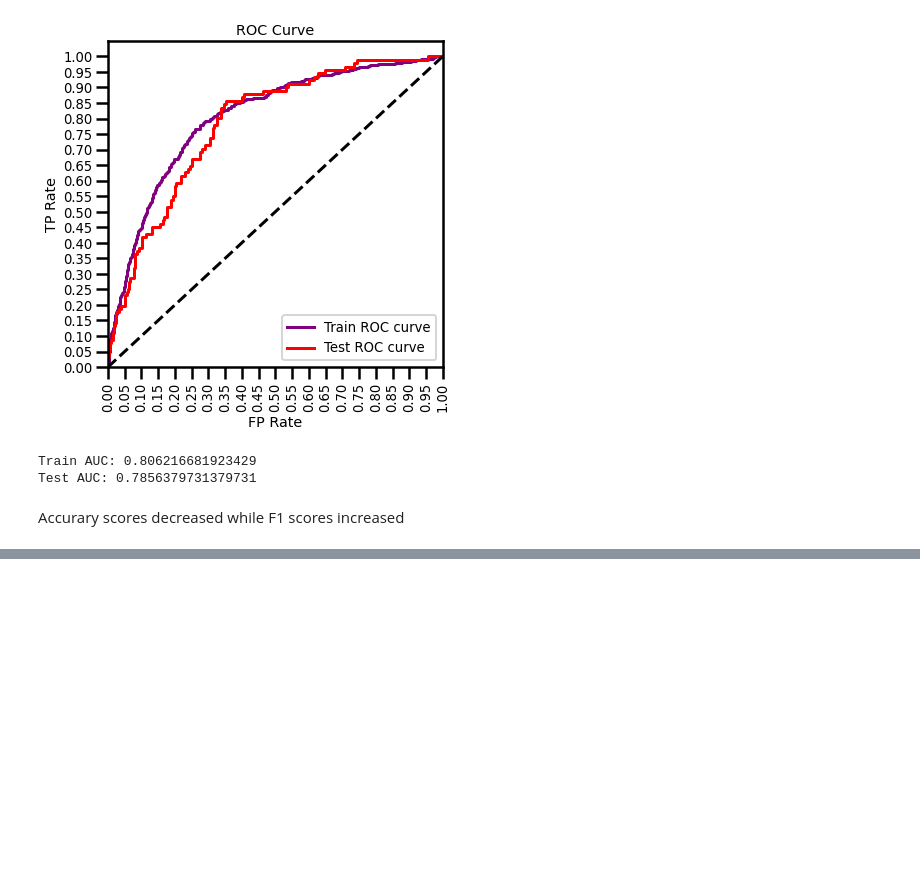
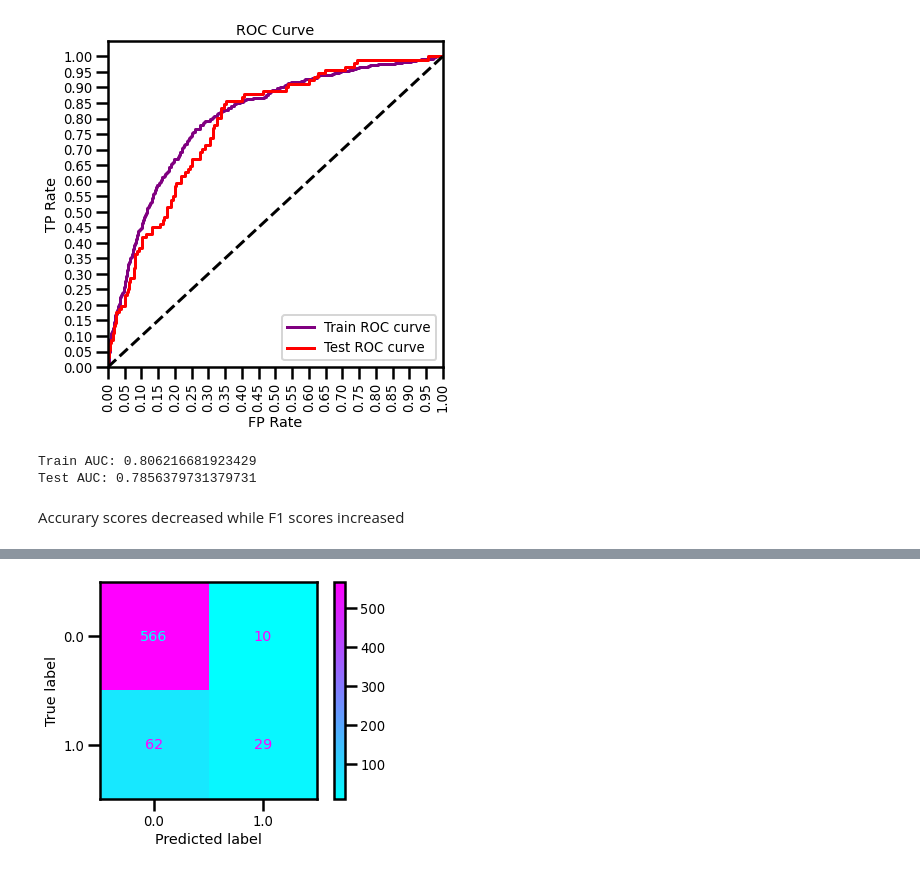
Before and after one commit to sumed-h/SyriaTelProject, a Jupyter notebook: Group2Final(SyriaTel).ipynb, the cells around one changed output, grey strips where cells are left out. Saved outputs shown, nothing was run; the diff lists cells and outputs as text; code cells hidden in the pictures; blank space fills up the shorter version.

```diff
--- a/Group2Final(SyriaTel).ipynb
+++ b/Group2Final(SyriaTel).ipynb
@@ -581,0 +667,2 @@ Accurary scores decreased while F1 scores increased
+# %%
+knn_3 = KNeighborsClassifier(n_neighbors=3)
@@ -581,0 +683,4 @@ Accurary scores decreased while F1 scores increased
+# %%
+confusion_matrix(knn_3, x_test_scaled, y_test)
+# %% [output]
+[figure, added]
```
Also changed, not shown: parts of 10 cells of this notebook.
